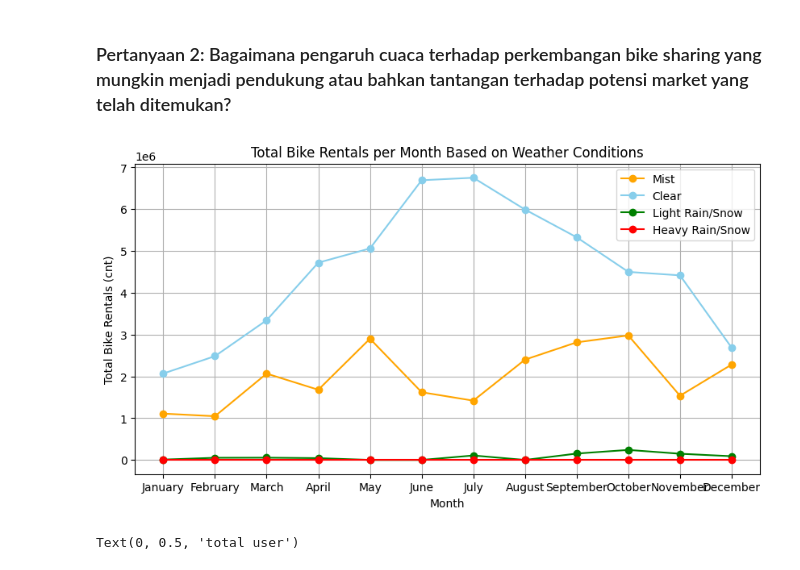
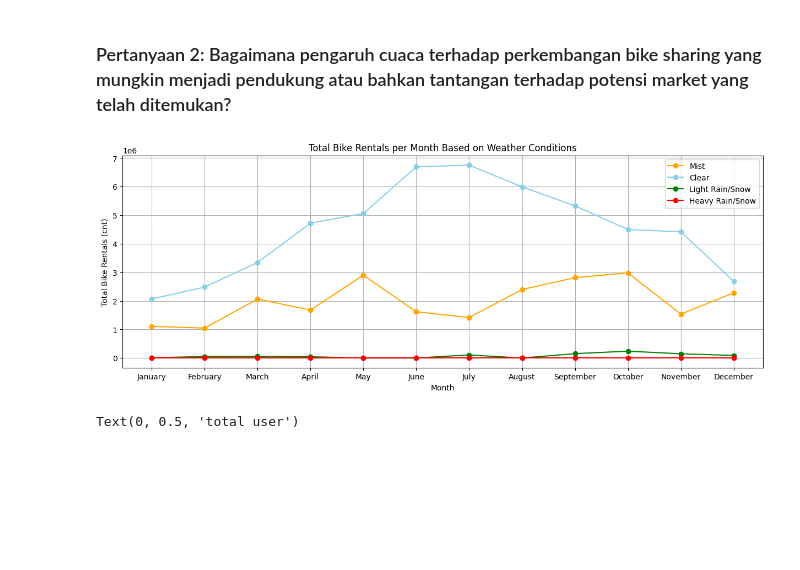
Before and after one commit to Occolus/latihanOlahData, a Jupyter notebook: Proyek_Analisis_Data.ipynb, the cells around one changed output. Cells and saved outputs as stored; diff of their text form; code cells hidden in the pictures; blank space fills up the shorter version.

```diff
--- a/Proyek_Analisis_Data.ipynb
+++ b/Proyek_Analisis_Data.ipynb
@@ -358,24 +359,24 @@ Setelah visualisasi keduanya, saya akan membandingkannya dengan cara menyatukann
 # %% [markdown]
 ### Pertanyaan 2: Bagaimana pengaruh cuaca terhadap perkembangan bike sharing yang mungkin menjadi pendukung atau bahkan tantangan terhadap potensi market yang telah ditemukan?
 # %%
-plt.figure(figsize=(10, 5))
+plt.figure(figsize=(15, 5))
 
 plt.plot(mist_data.index, mist_data.values, label='Mist', marker='o', color='orange')
 plt.plot(clear_data.index, clear_data.values, label='Clear', marker='o', color='skyblue')
 plt.plot(lightrain_data.index, lightrain_data.values, label='Light Rain/Snow', marker='o', color='green')
 plt.plot(Heavyrain_data.index, Heavyrain_data.values, label='Heavy Rain/Snow', marker='o', color='red')
 
 plt.grid(True)
 
 plt.title('Total Bike Rentals per Month Based on Weather Conditions')
 plt.xlabel('Month')
 plt.ylabel('Total Bike Rentals (cnt)')
 
 plt.legend()
 
 plt.show()
 # %% [output]
-[figure, old version]
+[figure, new version]
 # %%
 weather_data = {
     'Mist': mist_data.sum(),
```
Also changed, not shown: parts of 2 cells of this notebook, 1 other file.
